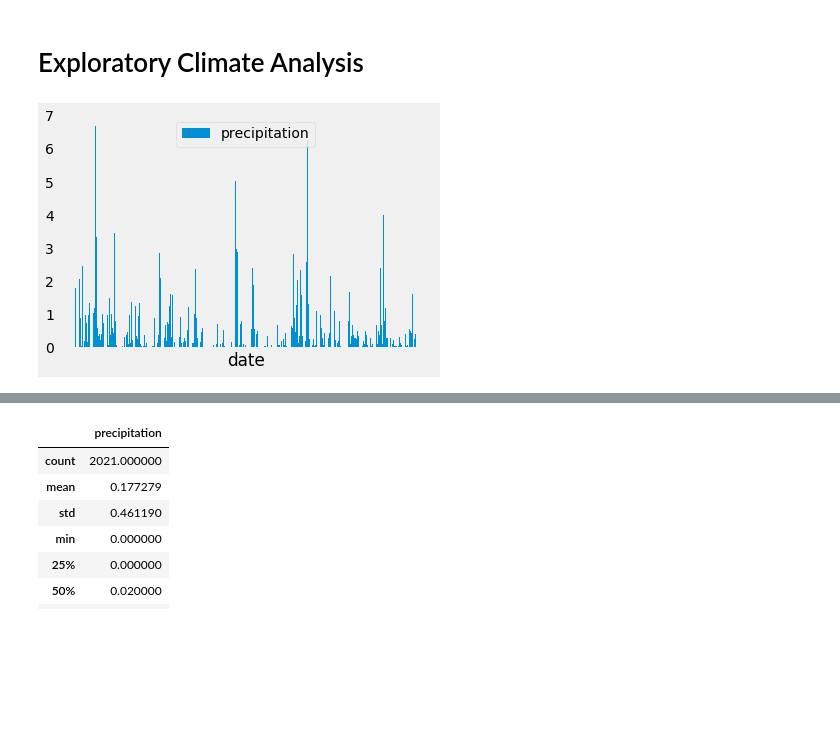
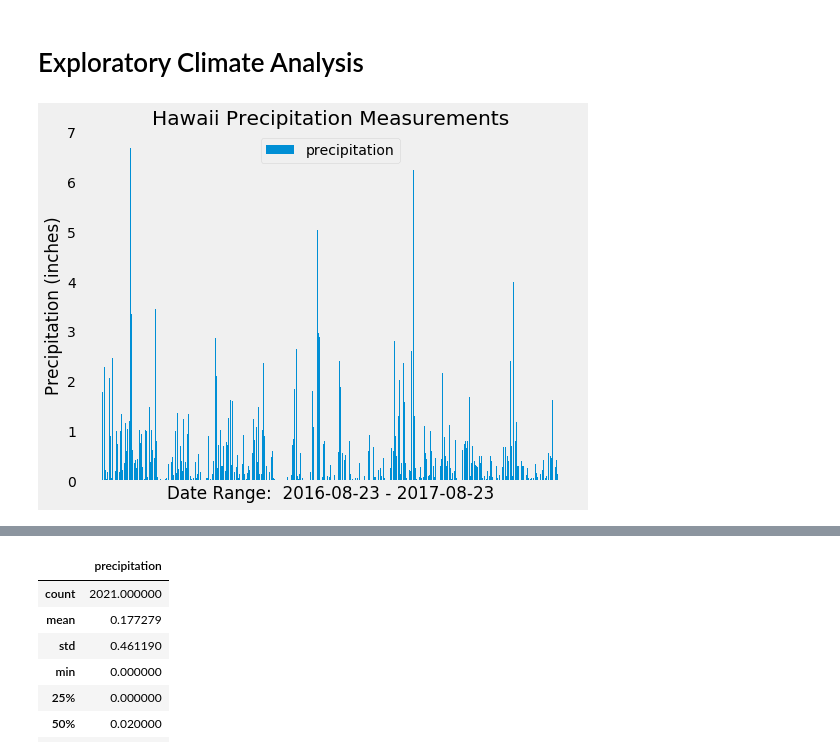
Before and after one commit to varshavarsha/Other-Python-SQL-VBA-Projects, a Jupyter notebook: Surfs Up!/climate_starter.ipynb, the cells around one changed output, grey strips where cells are left out. Saved outputs shown, nothing was run; the diff lists cells and outputs as text; code cells hidden in the pictures; blank space fills up the shorter version.

```diff
--- a/Surfs Up!/climate_starter.ipynb
+++ b/Surfs Up!/climate_starter.ipynb
@@ -39,32 +39,37 @@ session = Session(engine)
 # Exploratory Climate Analysis
 # %%
 # Design a query to retrieve the last 12 months of precipitation data and plot the results
+# Calculate the date 1 year ago from the last data point in the database
+last_date_q = session.query(Measurement.date).order_by(Measurement.date.desc()).first()
+last_date = dt.date(2017, 8, 23)
 
-# Calculate the date 1 year ago from the last data point in the database
-last_date = session.query(Measurement.date).order_by(Measurement.date.desc()).first()
-one_year_ago = dt.date(2017, 8, 23) - dt.timedelta(days=365)
+one_year_ago = last_date - dt.timedelta(days=365)
 
 last_12 = session.query(Measurement.date, Measurement.prcp)\
     .filter(Measurement.date >= one_year_ago)
 
 # Save the query results as a Pandas DataFrame and set the index to the date column
 stmt = last_12.statement
 df = pd.read_sql_query(stmt, session.bind)
 df.set_index('date', inplace=True)
 
 # Sort the dataframe by date
 df.sort_values(by=['date'])
 df.head()
 
 # Use Pandas Plotting with Matplotlib to plot the data
+plt.figure(figsize=(8,6))
 plt.bar(df.index, df['prcp'])
-plt.xlabel("date")
+plt.title("Hawaii Precipitation Measurements")
+plt.ylabel("Precipitation (inches)")
+plt.xlabel(f"Date Range:  {one_year_ago} - {last_date}")
+#plt.xlabel("date")
 plt.xticks([])
 plt.grid()
 plt.legend(["precipitation"], loc = 'upper center')
 plt.show()
 # %% [output]
-[figure, old version]
+[figure, new version]
 # %% [markdown]
 ![precipitation](Images/precipitation.png)
 # %%
```
Also changed, not shown: parts of 9 cells of this notebook, 1 other file.
